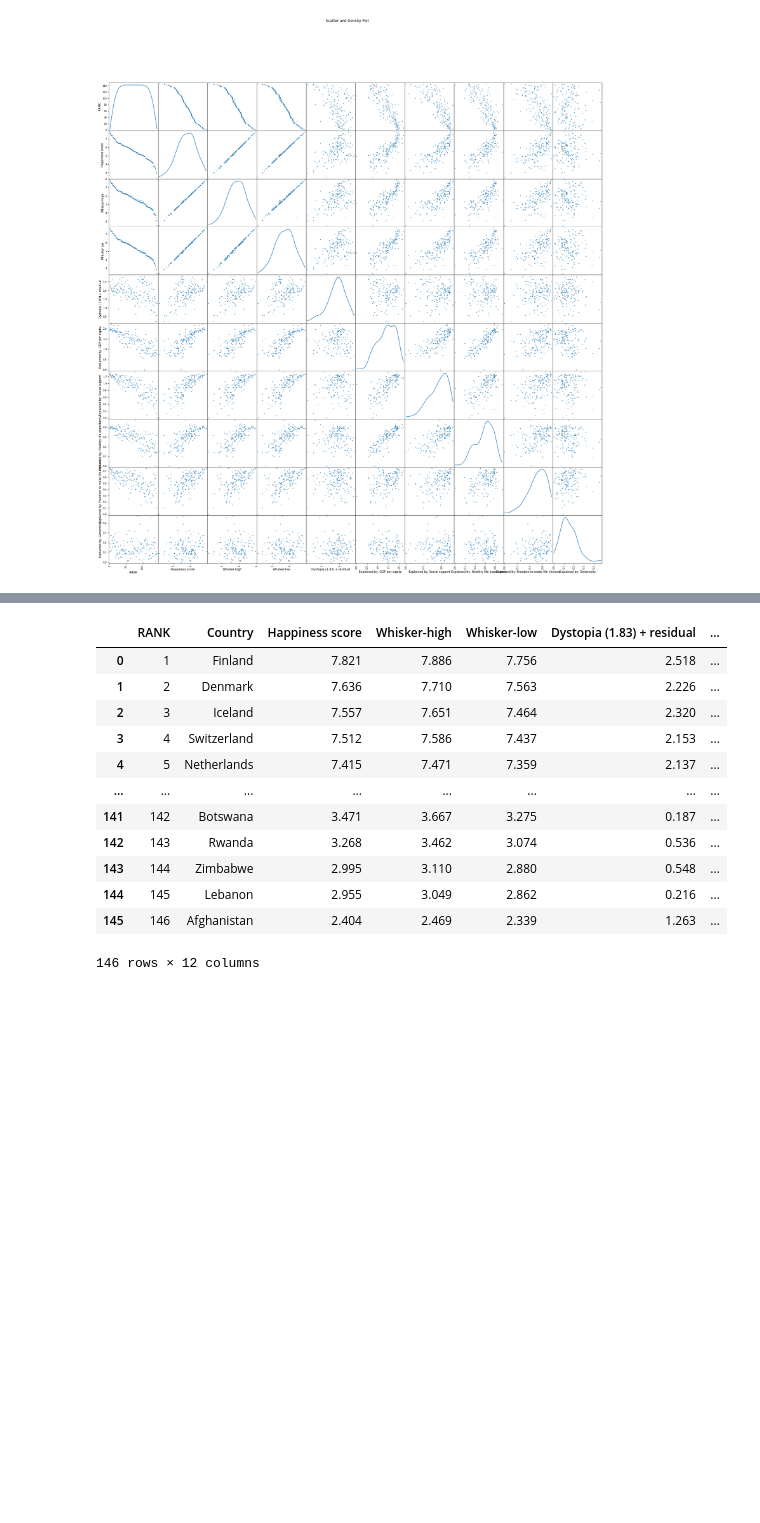
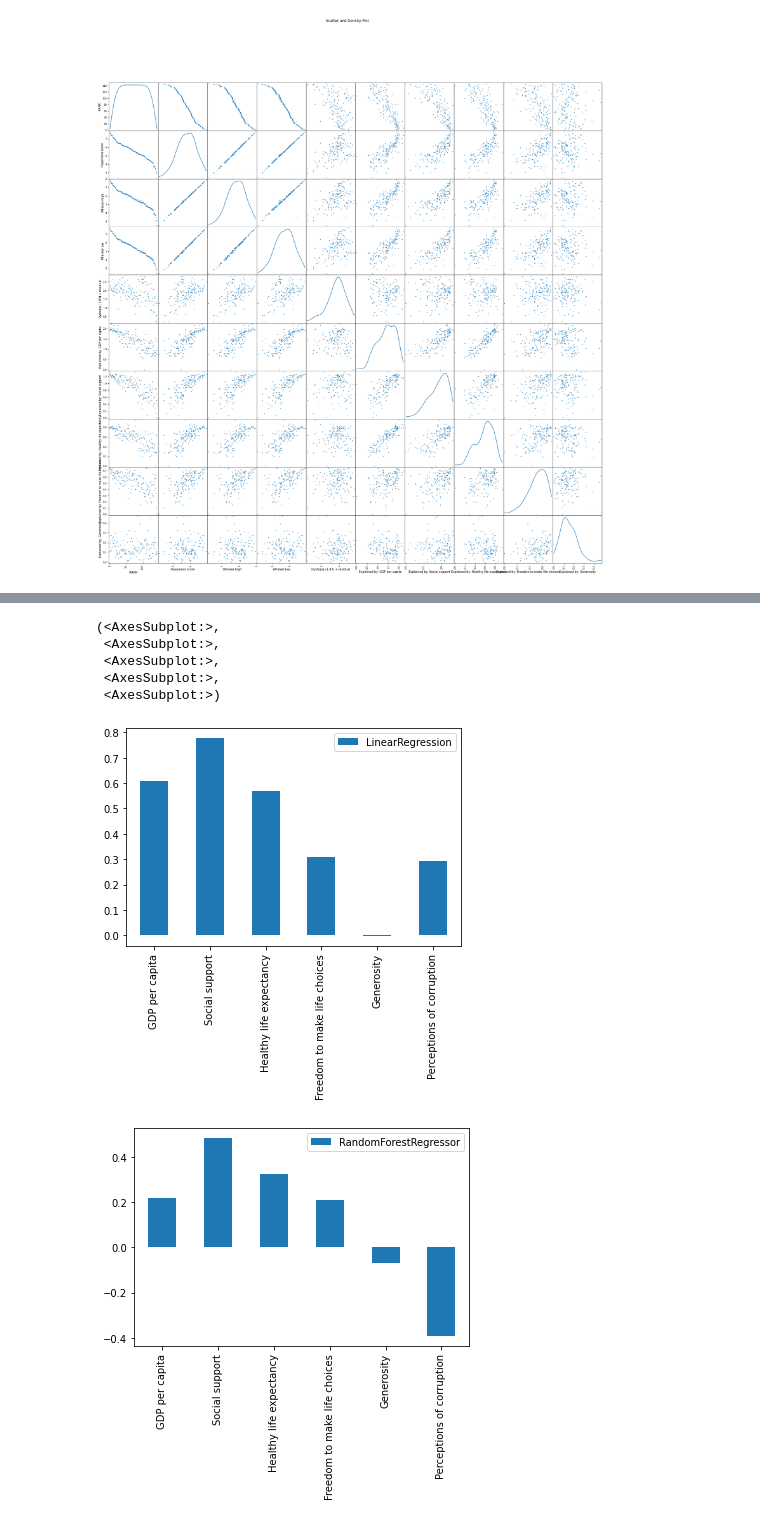
Before and after one commit to raghualajpur/World_Happiness_report, a Jupyter notebook: Happines_report.ipynb, the cells around one changed output, grey strips where cells are left out. Saved outputs shown, nothing was run; the diff lists cells and outputs as text; code cells hidden in the pictures; blank space fills up the shorter version.

```diff
--- a/Happines_report.ipynb
+++ b/Happines_report.ipynb
@@ -130,16 +130,0 @@ randomForest(world_Happines).REPORT.plot.bar()
-# %%
-world_Happines
-# %% [output]
-|  | RANK | Country | Happiness score | Whisker-high | Whisker-low | Dystopia (1.83) + residual | ... |
-| 0 | 1 | Finland | 7.821 | 7.886 | 7.756 | 2.518 | ... |
-| 1 | 2 | Denmark | 7.636 | 7.710 | 7.563 | 2.226 | ... |
-| 2 | 3 | Iceland | 7.557 | 7.651 | 7.464 | 2.320 | ... |
-| 3 | 4 | Switzerland | 7.512 | 7.586 | 7.437 | 2.153 | ... |
-| 4 | 5 | Netherlands | 7.415 | 7.471 | 7.359 | 2.137 | ... |
-| ... | ... | ... | ... | ... | ... | ... | ... |
-| 141 | 142 | Botswana | 3.471 | 3.667 | 3.275 | 0.187 | ... |
-| 142 | 143 | Rwanda | 3.268 | 3.462 | 3.074 | 0.536 | ... |
-| 143 | 144 | Zimbabwe | 2.995 | 3.110 | 2.880 | 0.548 | ... |
-| 144 | 145 | Lebanon | 2.955 | 3.049 | 2.862 | 0.216 | ... |
-| 145 | 146 | Afghanistan | 2.404 | 2.469 | 2.339 | 1.263 | ... |
-146 rows × 12 columns
@@ -145,0 +254,52 @@ world_Happines
+# %%
+np.random.seed(42)
+class decisionTreeRegression:
+    def __init__(self,DS):
+        self.GDP=self.get_by_GDP_Per_Capita(DS)
+        self.SocialSupport=self.get_by_Social_Support(DS)
+        self.HealthExceptence=self.get_by_Health_Life_Exceptence(DS)
+        self.FreeDomToMakeLifeChoices=self.get_by_Freedom_to_make_life_Choices(DS)
+        self.Generosity=self.get_by_Generosity(DS)
+        self.Corruptions=self.get_by_Perceptions_of_corruption(DS)
+        self.REPORT=pd.DataFrame([self.GDP,self.SocialSupport,self.HealthExceptence,self.FreeDomToMakeLifeChoices,self.Generosity,self.Corruptions],columns=["DecisionTree"],index=["GDP per capita","Social support","Healthy life expectancy","Freedom to make life choices","Generosity","Perceptions of corruption"])
+    def get_by_GDP_Per_Capita(self,DS):
+        x_train,x_test,y_train,y_test=train_test_split(pd.DataFrame(DS["Explained by: GDP per capita"],columns=["Explained by: GDP per capita"]),pd.DataFrame(DS["Happiness score"],columns=["Happiness score"]),test_size=0.2)
+        getByGDP=DecisionTreeRegressor(max_depth=100)
+        getByGDP.fit(x_train,y_train)
+        return getByGDP.score(x_test,y_test)
+    def get_by_Social_Support(self,DS):
+        x_train,x_test,y_train,y_test=train_test_split(pd.DataFrame(DS["Explained by: Social support"],columns=["Explained by: Social support"]),pd.DataFrame(DS["Happiness score"],columns=["Happiness score"]),test_size=0.2)
+        getByGDP=DecisionTreeRegressor(max_depth=100)
+        getByGDP.fit(x_train,y_train)
+        return getByGDP.score(x_test,y_test)
+    def get_by_Health_Life_Exceptence(self,DS):
+        x_train,x_test,y_train,y_test=train_test_split(pd.DataFrame(DS["Explained by: Healthy life expectancy"],columns=["Explained by: Healthy life expectancy"]),pd.DataFrame(DS["Happiness score"],columns=["Happiness score"]),test_size=0.2)
+        getByGDP=DecisionTreeRegressor(max_depth=100)
+        getByGDP.fit(x_train,y_train)
+        return getByGDP.score(x_test,y_test)
+    def get_by_Freedom_to_make_life_Choices(self,DS):
+        x_train,x_test,y_train,y_test=train_test_split(pd.DataFrame(DS["Explained by: Freedom to make life choices"],columns=["Explained by: Freedom to make life choices"]),pd.DataFrame(DS["Happiness score"],columns=["Happiness score"]),test_size=0.2)
+        getByGDP=DecisionTreeRegressor(max_depth=100)
+        getByGDP.fit(x_train,y_train)
+        return getByGDP.score(x_test,y_test)
+    def get_by_Generosity(self,DS):
+        x_train,x_test,y_train,y_test=train_test_split(pd.DataFrame(DS["Explained by: Generosity"],columns=["Explained by: Generosity"]),pd.DataFrame(DS["Happiness score"],columns=["Happiness score"]),test_size=0.2)
+        getByGDP=DecisionTreeRegressor(max_depth=100)
+        getByGDP.fit(x_train,y_train)
+        return getByGDP.score(x_test,y_test)
+    def get_by_Perceptions_of_corruption(self,DS):
+        x_train,x_test,y_train,y_test=train_test_split(pd.DataFrame(DS["Explained by: Perceptions of corruption"],columns=["Explained by: Perceptions of corruption"]),pd.DataFrame(DS["Happiness score"],columns=["Happiness score"]),test_size=0.2)
+        getByGDP=DecisionTreeRegressor(max_depth=100)
+        getByGDP.fit(x_train,y_train)
+        return getByGDP.score(x_test,y_test)
+# %%
+np.random.seed(42)
+linearRegression(world_Happines).REPORT.plot.bar(),randomForest(world_Happines).REPORT.plot.bar(),Svr(world_Happines).REPORT.plot.bar(),polynomialRegression(world_Happines).REPORT.plot.bar(),decisionTreeRegression(world_Happines).REPORT.plot.bar()
+# %% [output]
+(<AxesSubplot:>,
+ <AxesSubplot:>,
+ <AxesSubplot:>,
+ <AxesSubplot:>,
+ <AxesSubplot:>)
+[figure, added]
+[figure, added]
```
Also changed, not shown: parts of 9 cells of this notebook.
